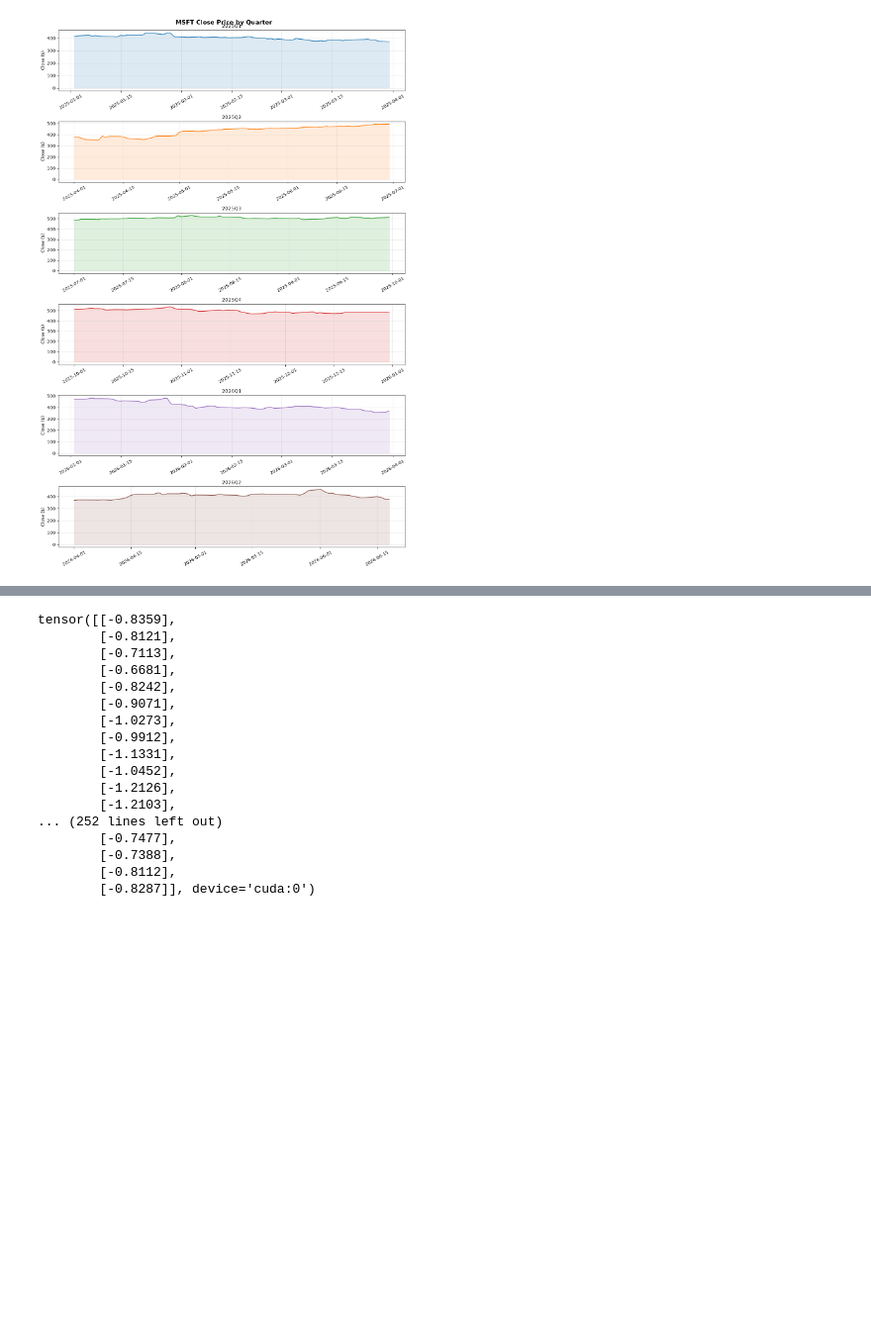
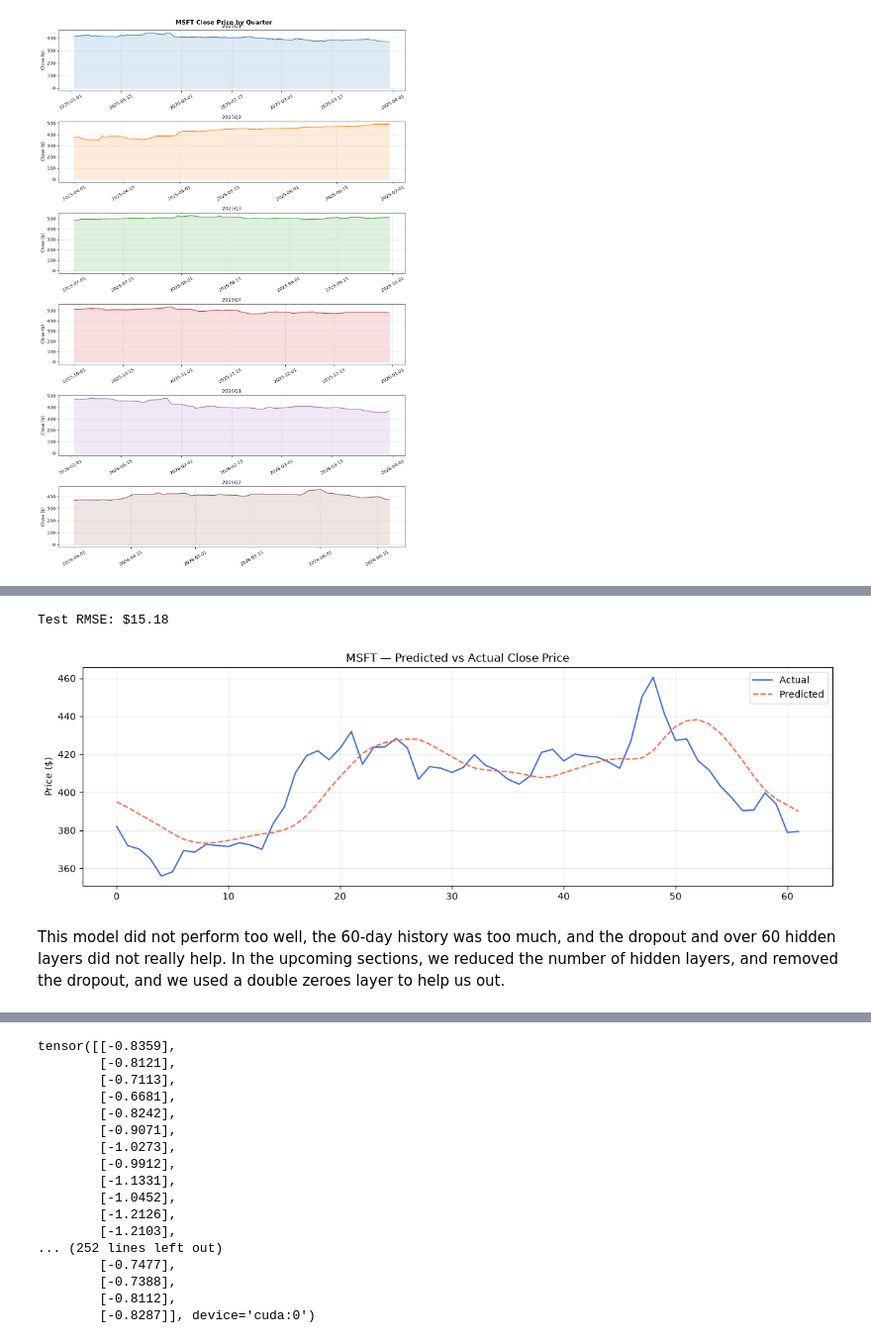
Before and after one commit to aaron47/stock-price-pred, a Jupyter notebook: main.ipynb, the cells around one changed output, grey strips where cells are left out. Shown at 99% size. Saved outputs shown, nothing was run; the diff lists cells and outputs as text; code cells hidden in the pictures; blank space fills up the shorter version.

```diff
--- a/main.ipynb
+++ b/main.ipynb
@@ -100,0 +190,16 @@ df.Close.plot(figsize=(12, 6), title=f'{ticker} Close Price', grid=False)
+# %%
+criterion = nn.MSELoss()                            # minimise mean squared error during training
+optimizer = optim.Adam(model.parameters(), lr=1e-3)
+EPOCHS = 100
+
+train_losses = []
+for epoch in range(EPOCHS):
+    model.train()
+    optimizer.zero_grad()
+    preds = model(X_train)
+    loss  = criterion(preds, y_train)
+    loss.backward()
+    optimizer.step()
+    train_losses.append(loss.item())
+    if (epoch + 1) % 10 == 0:
+        print(f"Epoch {epoch+1:>3}/{EPOCHS}  |  MSE Loss: {loss.item():.6f}")
@@ -101,3 +221,28 @@ df.Close.plot(figsize=(12, 6), title=f'{ticker} Close Price', grid=False)
+# %%
+model.eval()
+with torch.no_grad():
+    pred_scaled = model(X_test).cpu().numpy()
+
+pred   = scaler.inverse_transform(pred_scaled)           # back to real USD values
+actual = scaler.inverse_transform(y_test.cpu().numpy())
+
+rmse = root_mean_squared_error(actual, pred)
+print(f"Test RMSE: ${rmse:.2f}")
+
+plt.figure(figsize=(12, 4))
+plt.plot(actual, label='Actual',    color='royalblue')
+plt.plot(pred,   label='Predicted', color='tomato', linestyle='--')
+plt.title(f'{ticker} — Predicted vs Actual Close Price')
+plt.ylabel('Price ($)')
+plt.legend()
+plt.grid(True, alpha=0.3)
+plt.tight_layout()
+plt.show()
+# %% [output]
+Test RMSE: $15.18
+[figure, added]
+# %% [markdown]
+This model did not perform too well, the 60-day history was too much, and the dropout and over 60 hidden layers did not really help. In the upcoming sections, we reduced the number of hidden layers, and removed the dropout, and we used a double zeroes layer to help us out.
 # %%
 scaler = StandardScaler()
 
```
Also changed, not shown: parts of 21 cells of this notebook, 1 other file.
